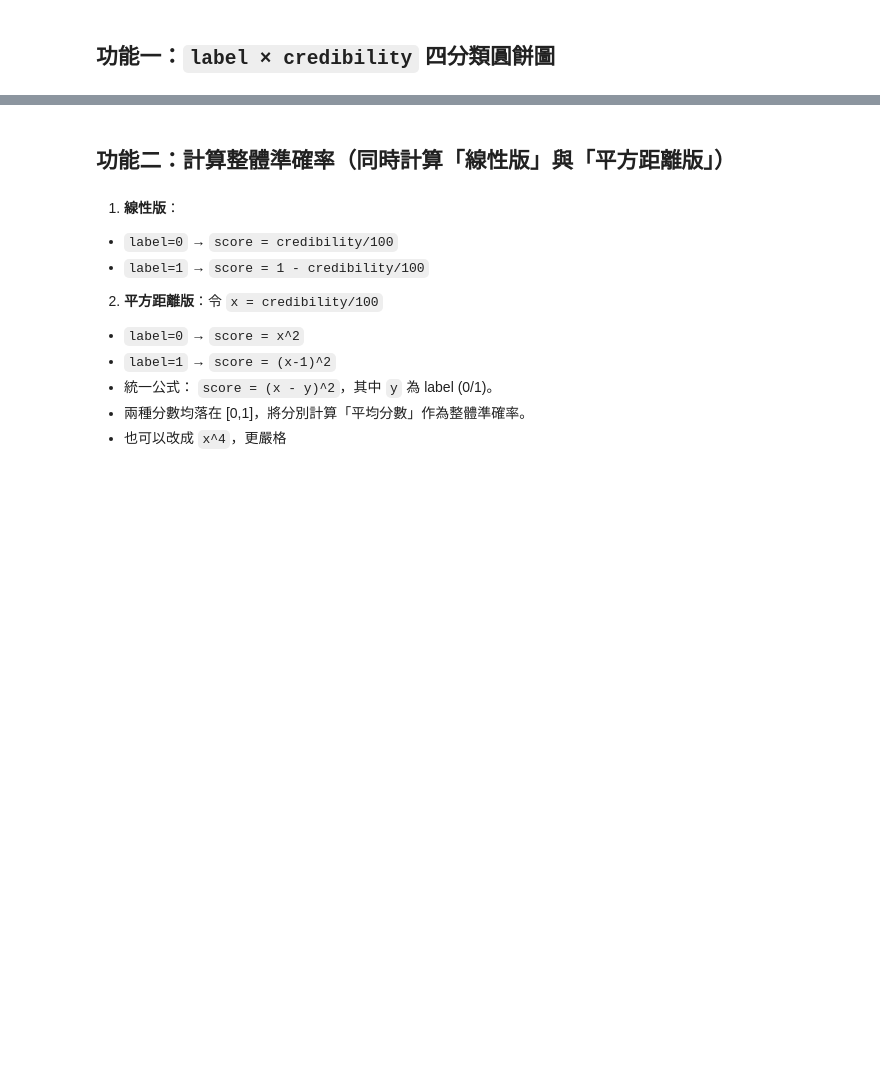
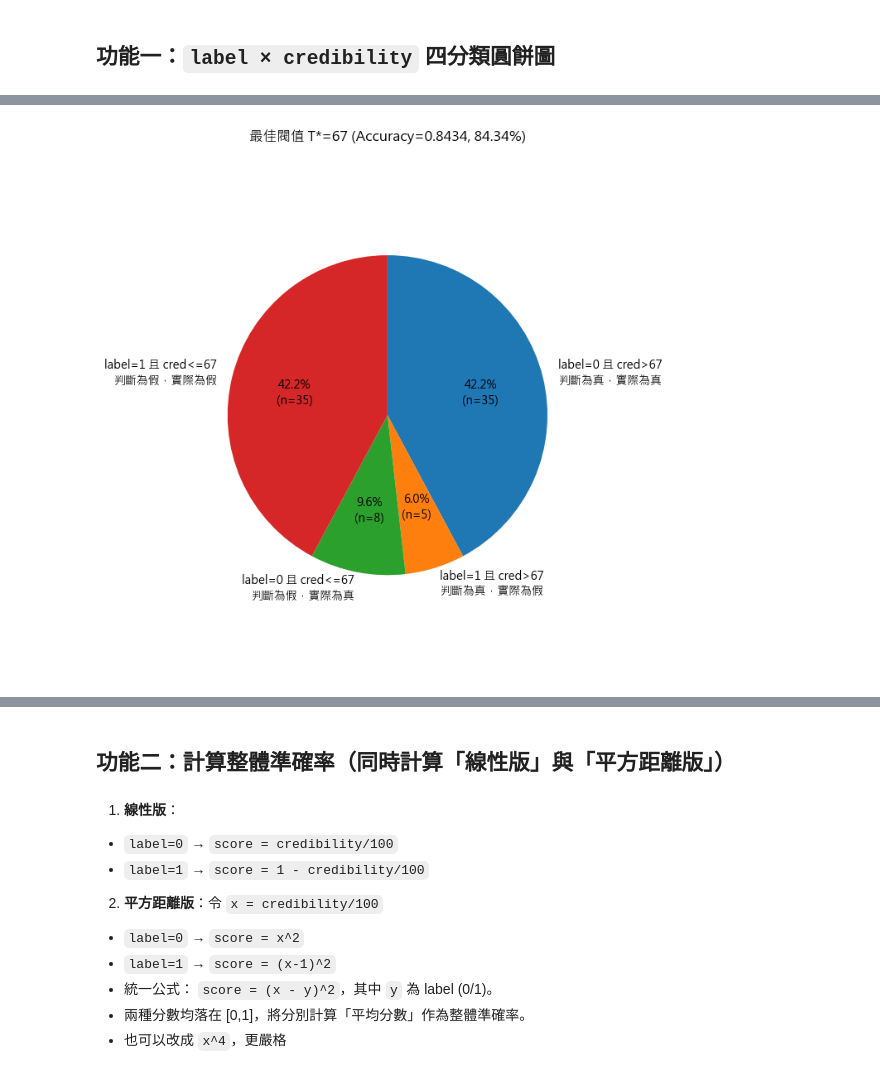
Before and after one commit to Risto8456/News-Topics, a Jupyter notebook: result1_analysis/news_analysis.ipynb, the cells around one changed output, grey strips where cells are left out. Saved outputs shown, nothing was run; the diff lists cells and outputs as text; code cells hidden in the pictures; blank space fills up the shorter version.

```diff
--- a/result1_analysis/news_analysis.ipynb
+++ b/result1_analysis/news_analysis.ipynb
@@ -185,0 +194,84 @@ D 判假/實假: 4
+# %%
+import math, os, csv
+import matplotlib.pyplot as plt
+
+BEST_PIE_OUT = r".\pie_label_credibility_best_threshold.png"
+THRESH_CSV_OUT = r".\threshold_accuracy.csv"
+
+def classify_counts_with_threshold(rows, T: int, inclusive: bool):
+    """回傳 (A,B,C,D,skipped) for 給定閥值 T"""
+    A=B=C=D=0
+    skipped=0
+    for r in rows:
+        label = r.get("label", None)
+        cred = to_float(r.get("credibility", None))
+        if label not in (0,1) or math.isnan(cred):
+            skipped += 1
+            continue
+        judged_true = (cred >= T) if inclusive else (cred > T)
+        if judged_true and label == 0: A += 1
+        elif judged_true and label == 1: B += 1
+        elif not judged_true and label == 0: C += 1
+        elif not judged_true and label == 1: D += 1
+    return A,B,C,D,skipped
+
+# 掃描 0..100 閥值
+records = []
+for T in range(0, 101):
+    A,B,C,D,sk = classify_counts_with_threshold(rows, T, THRESHOLD_INCLUSIVE)
+    total = A+B+C+D
+    acc = (A + D) / total if total > 0 else 0.0
+    records.append({"T":T, "A":A, "B":B, "C":C, "D":D,
+                    "skipped":sk, "total":total, "accuracy":acc})
+
+# 找最佳閥值：先 accuracy 最大，再距 50 最近，再 T 較小
+def tie_key(r):
+    return (-r["accuracy"], abs(r["T"] - 50), r["T"])
+best = sorted(records, key=tie_key)[0]
+
+print("=== 閥值掃描結果 ===")
+print("最佳閥值 T* =", best["T"])
+print("Accuracy*   =", f'{best["accuracy"]:.4f} ({best["accuracy"]*100:.2f}%)')
+print("有效樣本    =", best["total"], "；略過 =", best["skipped"])
+print(f"A={best['A']}, B={best['B']}, C={best['C']}, D={best['D']}")
+
+# 輸出 CSV
+with open(THRESH_CSV_OUT, "w", newline="", encoding="utf-8") as f:
+    w = csv.writer(f)
+    w.writerow(["T","A","B","C","D","total","skipped","accuracy"])
+    for r in records:
+        w.writerow([r["T"], r["A"], r["B"], r["C"], r["D"], r["total"], r["skipped"], f'{r["accuracy"]:.6f}'])
+print("已輸出掃描結果：", THRESH_CSV_OUT)
+
+# 繪製最佳閥值的圓餅圖
+A,B,C,D,sk = best["A"], best["B"], best["C"], best["D"], best["skipped"]
+labels_best = [
+    f'label=0 且 cred>{best["T"]}\n判斷為真，實際為真',
+    f'label=1 且 cred>{best["T"]}\n判斷為真，實際為假',
+    f'label=0 且 cred<={best["T"]}\n判斷為假，實際為真',
+    f'label=1 且 cred<={best["T"]}\n判斷為假，實際為假',
+]
+sizes_best = [A,B,C,D]
+total_best = sum(sizes_best) if sum(sizes_best) > 0 else 1
+
+def autopct_fmt_best(pct):
+    count = int(round(pct/100.0 * total_best))
+    return f"{pct:.1f}%\n(n={count})"
+
+fig, ax = plt.subplots(figsize=(7,7))
+ax.pie(
+    sizes_best,
+    labels=labels_best,
+    autopct=autopct_fmt_best,
+    startangle=90,
+    counterclock=False
+)
+ax.axis("equal")
+ax.set_title(f"最佳閥值 T*={best['T']} (Accuracy={best['accuracy']:.4f}, {best['accuracy']*100:.2f}%)", pad=16)
+plt.tight_layout()
+plt.show()
+
+os.makedirs(os.path.dirname(BEST_PIE_OUT) or ".", exist_ok=True)
+plt.savefig(BEST_PIE_OUT, dpi=200)
+print("已輸出最佳閥值圓餅圖：", BEST_PIE_OUT)
+# %% [output]
@@ -185,0 +284 @@ D 判假/實假: 4
+[figure, added]
```
Also changed, not shown: parts of 9 cells of this notebook, 3 other files.
